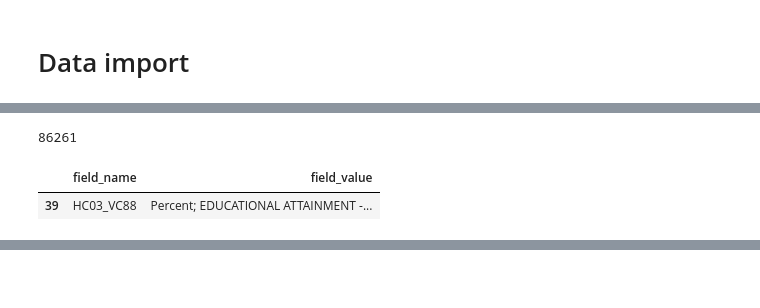
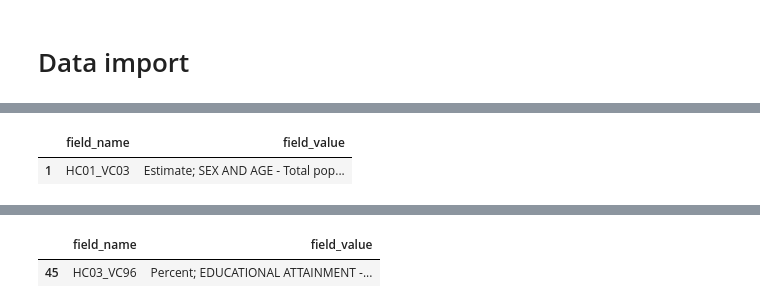
Before and after one commit to tmthyjames/general_prez, a Jupyter notebook: the_general_final.ipynb, the cells around one changed output, grey strips where cells are left out. Cells and saved outputs as stored; diff of their text form; code cells hidden in the pictures; blank space fills up the shorter version.

```diff
--- a/the_general_final.ipynb
+++ b/the_general_final.ipynb
@@ -111,9 +108,5 @@ FROM (
 # %%
 df['population_density'] = df['HC01_VC03'] / df['sq_miles']
-# %%
-df['HC01_VC03'].max()
-# %% [output]
-86261
 # %%
 sample_size = 100
 df_sample = df#.sample(n=sample_size)
@@ -148,10 +141,10 @@ for row,i in df_sample.iterrows():
         row['sb_per_capita'] = 0
     data.append(row)
 # %%
-data_dict_all[data_dict_all.field_name.astype(str).str.contains('HC03_VC88')]
+data_dict_all[data_dict_all.field_name.astype(str).str.contains('HC01_VC03')]
 # %% [output]
 |  | field_name | field_value |
-| 39 | HC03_VC88 | Percent; EDUCATIONAL ATTAINMENT -... |
+| 1 | HC01_VC03 | Estimate; SEX AND AGE - Total pop... |
 # %%
 for i in ['sq_miles', u'HC03_VC96', u'HC01_VC03', u'HC01_VC103', u'HC03_VC67',
        u'HC03_VC68', u'HC03_VC88', u'HC03_VC49', u'HC01_VC88', u'HC03_VC135',
@@ -220,0 +226,5 @@ with open('/Users/tdobbins/myprojects/mynotebooks/general_prez/web_graphs/data_s
+# %%
+data_dict_all[data_dict_all.field_name.astype(str).str.contains(u'HC03_VC96')]
+# %% [output]
+|  | field_name | field_value |
+| 45 | HC03_VC96 | Percent; EDUCATIONAL ATTAINMENT -... |
```
Also changed, not shown: parts of 14 cells of this notebook, 1 other file.
